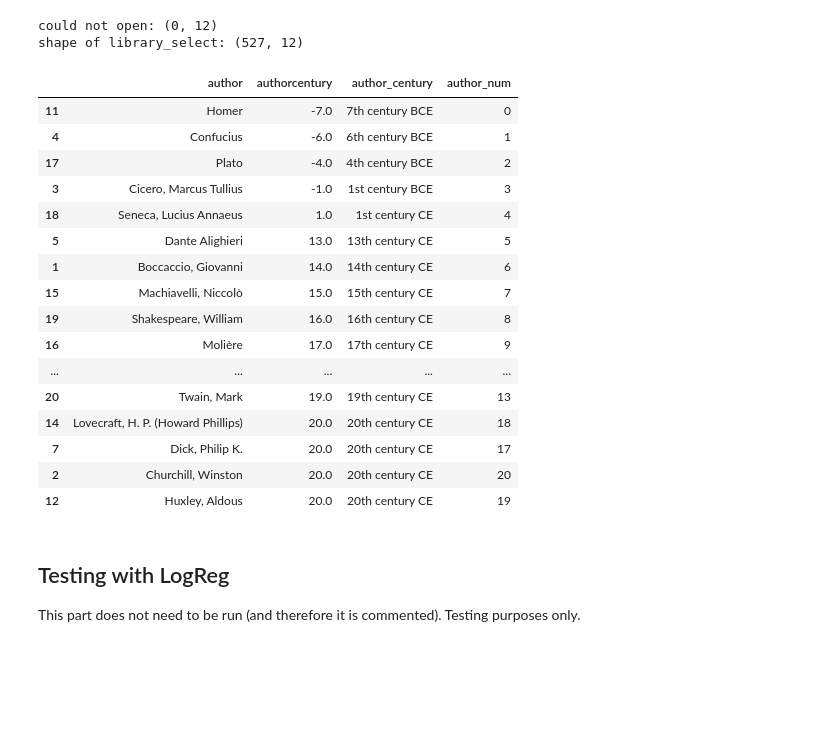
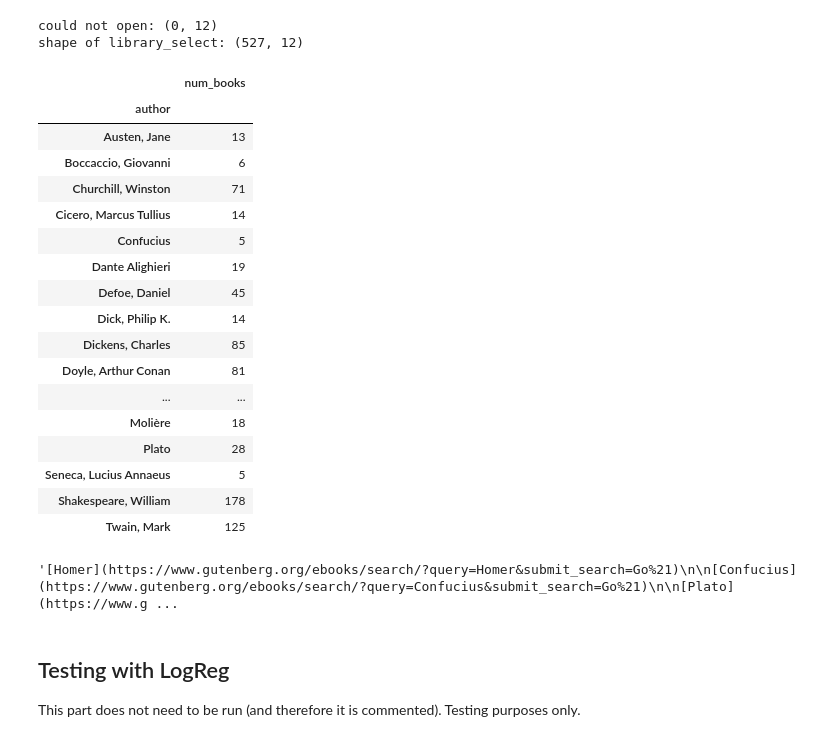
Before and after one commit to tomoumer/discovery_of_writing_differences, a Jupyter notebook: notebooks/data_exploration.ipynb, the cells around one changed output. Saved outputs shown, nothing was run; the diff lists cells and outputs as text; code cells hidden in the pictures; blank space fills up the shorter version.

```diff
--- a/notebooks/data_exploration.ipynb
+++ b/notebooks/data_exploration.ipynb
@@ -652,26 +679,27 @@ authors_df['author_century'] = authors_df['authorcentury'].apply(annotate_centur
 authors_df['author_num'] = authors_df['author'].map(authors_to_num)
 
 authors_df.to_pickle('../data/select_authors.pkl')
-# %%
-authors_df
-# %% [output]
-|  | author | authorcentury | author_century | author_num |
-| 11 | Homer | -7.0 | 7th century BCE | 0 |
-| 4 | Confucius | -6.0 | 6th century BCE | 1 |
-| 17 | Plato | -4.0 | 4th century BCE | 2 |
-| 3 | Cicero, Marcus Tullius | -1.0 | 1st century BCE | 3 |
-| 18 | Seneca, Lucius Annaeus | 1.0 | 1st century CE | 4 |
-| 5 | Dante Alighieri | 13.0 | 13th century CE | 5 |
-| 1 | Boccaccio, Giovanni | 14.0 | 14th century CE | 6 |
-| 15 | Machiavelli, Niccolò | 15.0 | 15th century CE | 7 |
-| 19 | Shakespeare, William | 16.0 | 16th century CE | 8 |
-| 16 | Molière | 17.0 | 17th century CE | 9 |
-| ... | ... | ... | ... | ... |
-| 20 | Twain, Mark | 19.0 | 19th century CE | 13 |
-| 14 | Lovecraft, H. P. (Howard Phillips) | 20.0 | 20th century CE | 18 |
-| 7 | Dick, Philip K. | 20.0 | 20th century CE | 17 |
-| 2 | Churchill, Winston | 20.0 | 20th century CE | 20 |
-| 12 | Huxley, Aldous | 20.0 | 20th century CE | 19 |
+# %%
+library_en.loc[library_en['author'].isin(authors_df['author'])].groupby('author')[['id']].count().rename(columns={'id': 'num_books'})
+# %% [output]
+|  | num_books |
+| author |  |
+| Austen, Jane | 13 |
+| Boccaccio, Giovanni | 6 |
+| Churchill, Winston | 71 |
+| Cicero, Marcus Tullius | 14 |
+| Confucius | 5 |
+| Dante Alighieri | 19 |
+| Defoe, Daniel | 45 |
+| Dick, Philip K. | 14 |
+| Dickens, Charles | 85 |
+| Doyle, Arthur Conan | 81 |
+| ... | ... |
+| Molière | 18 |
+| Plato | 28 |
+| Seneca, Lucius Annaeus | 5 |
+| Shakespeare, William | 178 |
+| Twain, Mark | 125 |
 # %%
 # testing
 # library_select.loc[library_select['book_content'].str.find('\n\nContents\n\n') > -1]
@@ -679,3 +713,7 @@ authors_df
+# %%
+authors_pg_links
+# %% [output]
+'[Homer](https://www.gutenberg.org/ebooks/search/?query=Homer&submit_search=Go%21)\n\n[Confucius](https://www.gutenberg.org/ebooks/search/?query=Confucius&submit_search=Go%21)\n\n[Plato](https://www.g ...
 # %% [markdown]
 ## Testing with LogReg
 
```
Also changed, not shown: parts of 12 cells of this notebook, 2 other files.
